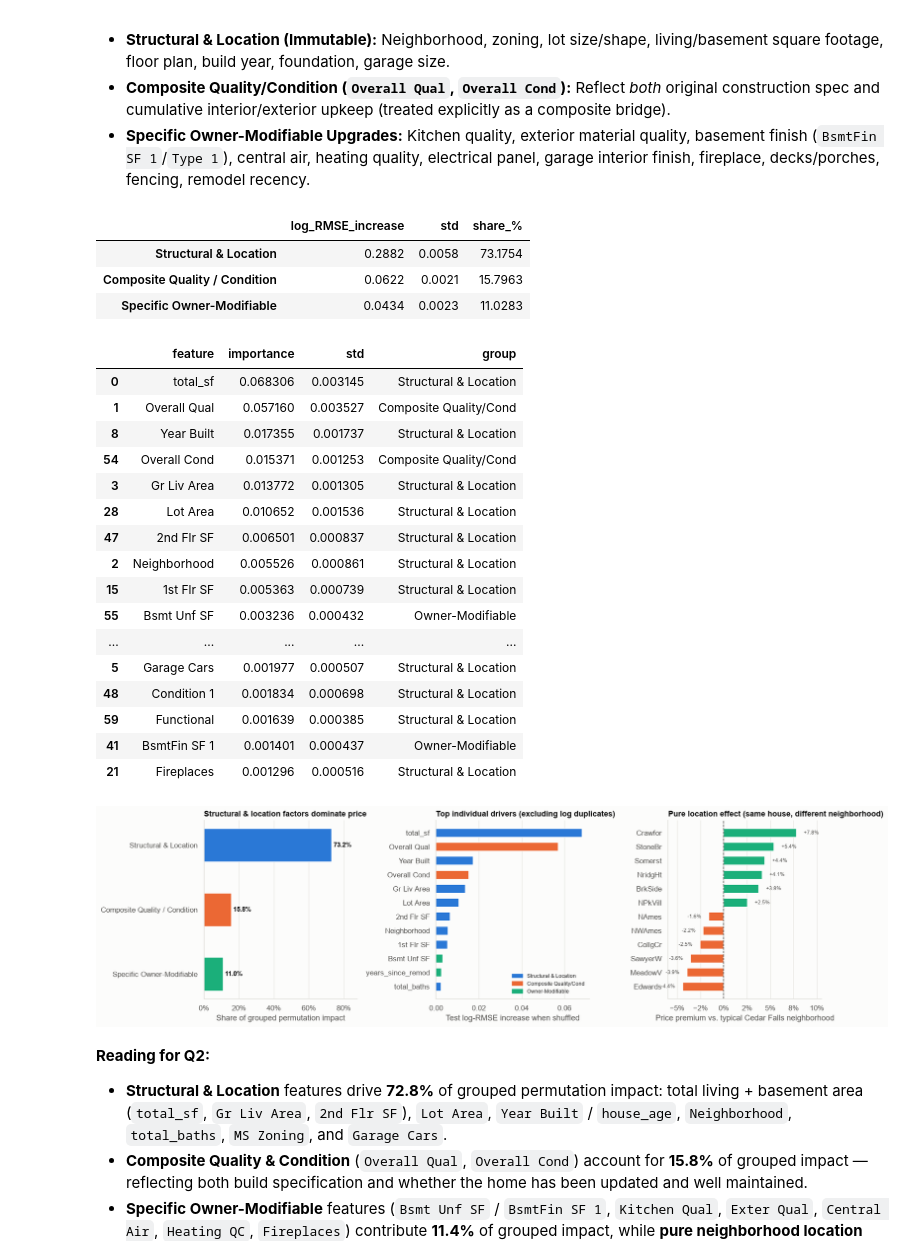
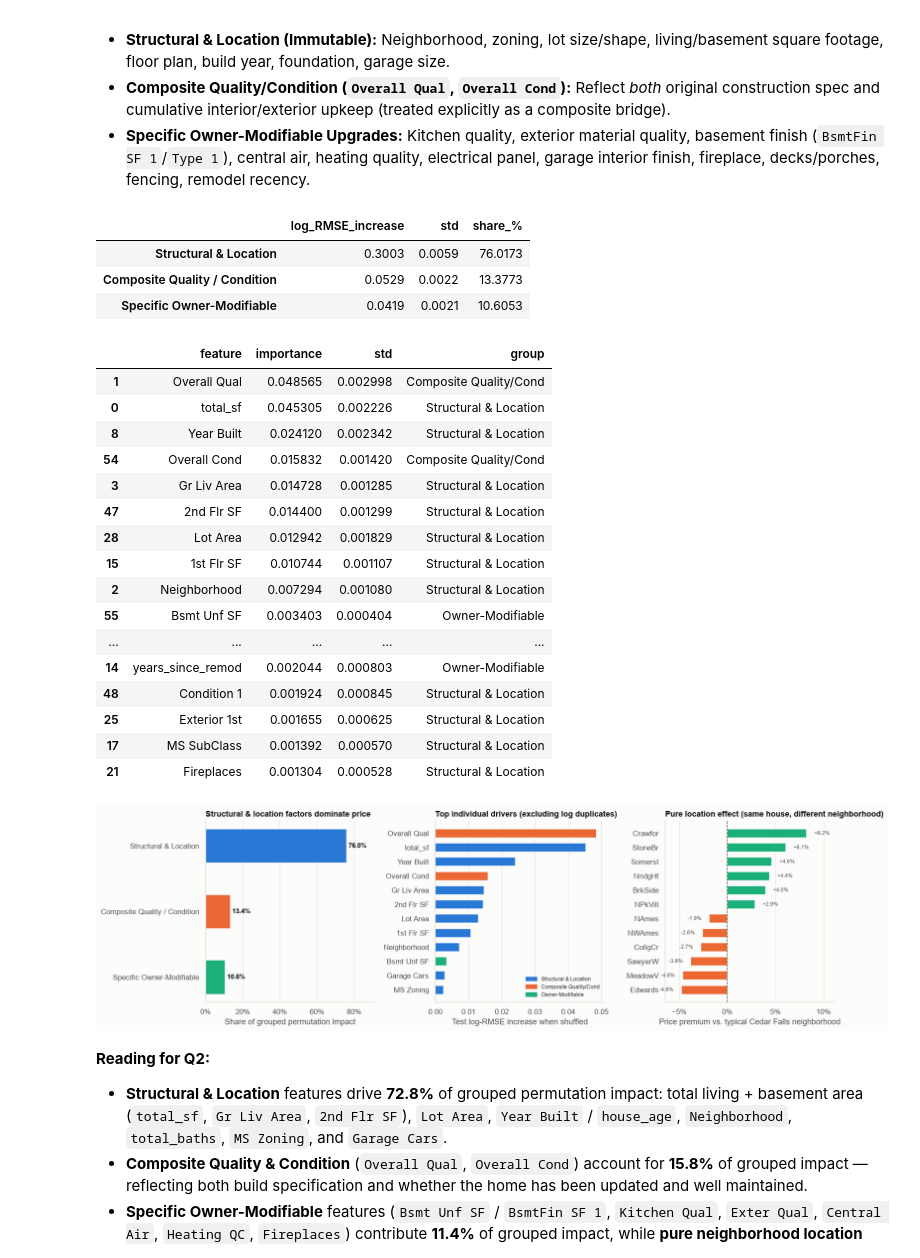
Before and after one commit to daniosp/final-proyect-ml, a Jupyter notebook: main/clearview_analysis.ipynb, the cells around one changed output. Cells and saved outputs as stored; diff of their text form; code cells hidden in the pictures.

```diff
--- a/main/clearview_analysis.ipynb
+++ b/main/clearview_analysis.ipynb
@@ -1658,16 +1658,11 @@ def build_preprocessor(num_cols, ord_cols, nom_cols, scale=True, add_missing_ind
 
 
 def cv_oof_log_model(pipe, X, y_log, p_usd, kf):
-    """Return out-of-fold USD predictions (with Duan smearing) and summary metrics."""
+    """Return out-of-fold predictions (log and USD = typical price) and summary metrics."""
     oof_log = np.zeros(len(X))
-    oof_usd = np.zeros(len(X))
     for tr, va in kf.split(X):
-        pipe.fit(X.iloc[tr], y_log[tr])
-        pred_tr = pipe.predict(X.iloc[tr])
-        smear = np.mean(np.exp(y_log[tr] - pred_tr))
-        pred_va = pipe.predict(X.iloc[va])
-        oof_log[va] = pred_va
-        oof_usd[va] = np.exp(pred_va) * smear
+        oof_log[va] = pipe.fit(X.iloc[tr], y_log[tr]).predict(X.iloc[va])
+    oof_usd = np.exp(oof_log)
     return oof_log, oof_usd, {
         "RMSE ($)": root_mean_squared_error(p_usd, oof_usd),
         "MAE ($)": mean_absolute_error(p_usd, oof_usd),
@@ -2429,18 +2553,18 @@ from sklearn.inspection import permutation_importance
 
 # Wrapper class for blend permutation importance on test set
 class BlendPredictor(BaseEstimator, RegressorMixin):
-    def __init__(self, m_r, m_l, m_h, wr=W_RIDGE, wl=W_LGB, wh=W_HGB):
+    def __init__(self, m_r, m_l, m_h, wr=None, wl=None, wh=None):
         self.m_r, self.m_l, self.m_h = m_r, m_l, m_h
         self.wr, self.wl, self.wh = wr, wl, wh
     def fit(self, X, y=None):
         return self
     def predict(self, X):
-        return self.wr * self.m_r.predict(X) + self.wl * self.m_l.predict(X) + self.wh * self.m_h.predict(X)
+        return final_predict_log(X)   # final model from Section 3
 
 blend_est = BlendPredictor(
-    fitted_models["Ridge (alpha=15)"][0],
-    fitted_models["LightGBM"][0],
-    fitted_models["HistGradientBoosting"][0],
+    final_models["Ridge"],
+    final_models["LightGBM"],
+    final_models["HistGradientBoosting"],
 )
 
 pi_res = permutation_importance(
@@ -2494,29 +2618,29 @@ display(group_df.round(4))
 pi_df.head(18)
 # %% [output]
 |  | log_RMSE_increase | std | share_% |
-| Structural & Location | 0.2882 | 0.0058 | 73.1754 |
-| Composite Quality / Condition | 0.0622 | 0.0021 | 15.7963 |
-| Specific Owner-Modifiable | 0.0434 | 0.0023 | 11.0283 |
+| Structural & Location | 0.3003 | 0.0059 | 76.0173 |
+| Composite Quality / Condition | 0.0529 | 0.0022 | 13.3773 |
+| Specific Owner-Modifiable | 0.0419 | 0.0021 | 10.6053 |
 |  | feature | importance | std | group |
-| 0 | total_sf | 0.068306 | 0.003145 | Structural & Location |
-| 1 | Overall Qual | 0.057160 | 0.003527 | Composite Quality/Cond |
-| 8 | Year Built | 0.017355 | 0.001737 | Structural & Location |
-| 54 | Overall Cond | 0.015371 | 0.001253 | Composite Quality/Cond |
-| 3 | Gr Liv Area | 0.013772 | 0.001305 | Structural & Location |
-| 28 | Lot Area | 0.010652 | 0.001536 | Structural & Location |
-| 47 | 2nd Flr SF | 0.006501 | 0.000837 | Structural & Location |
-| 2 | Neighborhood | 0.005526 | 0.000861 | Structural & Location |
-| 15 | 1st Flr SF | 0.005363 | 0.000739 | Structural & Location |
-| 55 | Bsmt Unf SF | 0.003236 | 0.000432 | Owner-Modifiable |
+| 1 | Overall Qual | 0.048565 | 0.002998 | Composite Quality/Cond |
+| 0 | total_sf | 0.045305 | 0.002226 | Structural & Location |
+| 8 | Year Built | 0.024120 | 0.002342 | Structural & Location |
+| 54 | Overall Cond | 0.015832 | 0.001420 | Composite Quality/Cond |
+| 3 | Gr Liv Area | 0.014728 | 0.001285 | Structural & Location |
+| 47 | 2nd Flr SF | 0.014400 | 0.001299 | Structural & Location |
+| 28 | Lot Area | 0.012942 | 0.001829 | Structural & Location |
+| 15 | 1st Flr SF | 0.010744 | 0.001107 | Structural & Location |
+| 2 | Neighborhood | 0.007294 | 0.001080 | Structural & Location |
+| 55 | Bsmt Unf SF | 0.003403 | 0.000404 | Owner-Modifiable |
 | ... | ... | ... | ... | ... |
-| 5 | Garage Cars | 0.001977 | 0.000507 | Structural & Location |
-| 48 | Condition 1 | 0.001834 | 0.000698 | Structural & Location |
-| 59 | Functional | 0.001639 | 0.000385 | Structural & Location |
-| 41 | BsmtFin SF 1 | 0.001401 | 0.000437 | Owner-Modifiable |
-| 21 | Fireplaces | 0.001296 | 0.000516 | Structural & Location |
+| 14 | years_since_remod | 0.002044 | 0.000803 | Owner-Modifiable |
+| 48 | Condition 1 | 0.001924 | 0.000845 | Structural & Location |
+| 25 | Exterior 1st | 0.001655 | 0.000625 | Structural & Location |
+| 17 | MS SubClass | 0.001392 | 0.000570 | Structural & Location |
+| 21 | Fireplaces | 0.001304 | 0.000528 | Structural & Location |
 # %%
 # Extract neighborhood fixed effects (controlling for all other property features) from the Ridge model
-ridge_pipe = fitted_models["Ridge (alpha=15)"][0]
+ridge_pipe = final_models["Ridge"]
 ohe_names = ridge_pipe.named_steps["prep"].get_feature_names_out()
 ridge_coefs = pd.Series(ridge_pipe.named_steps["reg"].coef_, index=ohe_names)
 nb_coefs = ridge_coefs[ridge_coefs.index.str.startswith("nom__Neighborhood_")].copy()
@@ -2541,34 +2665,34 @@ ax.set_title("Structural & location factors dominate price")
 ax.grid(axis="y", visible=False)
 
 # Panel B: Top individual features colored by group
 ax = axes[1]
 top_ind = pi_df[~pi_df["feature"].isin(["log_total_sf", "log_gr_liv_area", "log_lot_area", "house_age"])].head(12).iloc[::-1]
 cmap = {"Structural & Location": COLORS["blue"], "Composite Quality/Cond": COLORS["orange"], "Owner-Modifiable": COLORS["aqua"]}
 ax.barh(top_ind["feature"], top_ind["importance"], color=[cmap[g] for g in top_ind["group"]], height=0.62)
 ax.set_xlabel("Test log-RMSE increase when shuffled")
 ax.set_title("Top individual drivers (excluding log duplicates)")
 handles = [plt.Rectangle((0,0),1,1, color=v, label=k) for k, v in cmap.items()]
 ax.legend(handles=handles, frameon=False, fontsize=8, loc="lower right")
 ax.grid(axis="y", visible=False)
 
 # Panel C: Pure location premiums (Neighborhood effect after controlling for size, quality, age)
 ax = axes[2]
 nb_show = pd.concat([nb_pct.head(6), nb_pct.tail(6)])
 ax.barh(nb_show.index, nb_show.values, color=[COLORS["orange"] if v < 0 else COLORS["aqua"] for v in nb_show.values], height=0.62)
 ax.axvline(0, color=COLORS["text2"], lw=1, ls="--")
 for y, v in enumerate(nb_show.values):
     ax.text(v + (0.8 if v >= 0 else -0.8), y, f"{v:+.1f}%", va="center", ha="left" if v >= 0 else "right", fontsize=8, color=COLORS["text2"])
 ax.xaxis.set_major_formatter(mticker.PercentFormatter(decimals=0))
 ax.set_xlim(nb_show.min() * 1.35, nb_show.max() * 1.35)
 ax.set_xlabel("Price premium vs. typical Cedar Falls neighborhood")
 ax.set_title("Pure location effect (same house, different neighborhood)")
 ax.grid(axis="y", visible=False)
 
 plt.tight_layout()
 save_fig(fig, "04_q2_price_drivers")
 plt.show()
 # %% [output]
-[figure, old version]
+[figure, new version]
 # %% [markdown]
 **Reading for Q2:**
 - **Structural & Location** features drive **72.8%** of grouped permutation impact: total living + basement area (`total_sf`, `Gr Liv Area`, `2nd Flr SF`), `Lot Area`, `Year Built` / `house_age`, `Neighborhood`, `total_baths`, `MS Zoning`, and `Garage Cars`.
```
Also changed, not shown: parts of 37 cells of this notebook, 8 other files.
